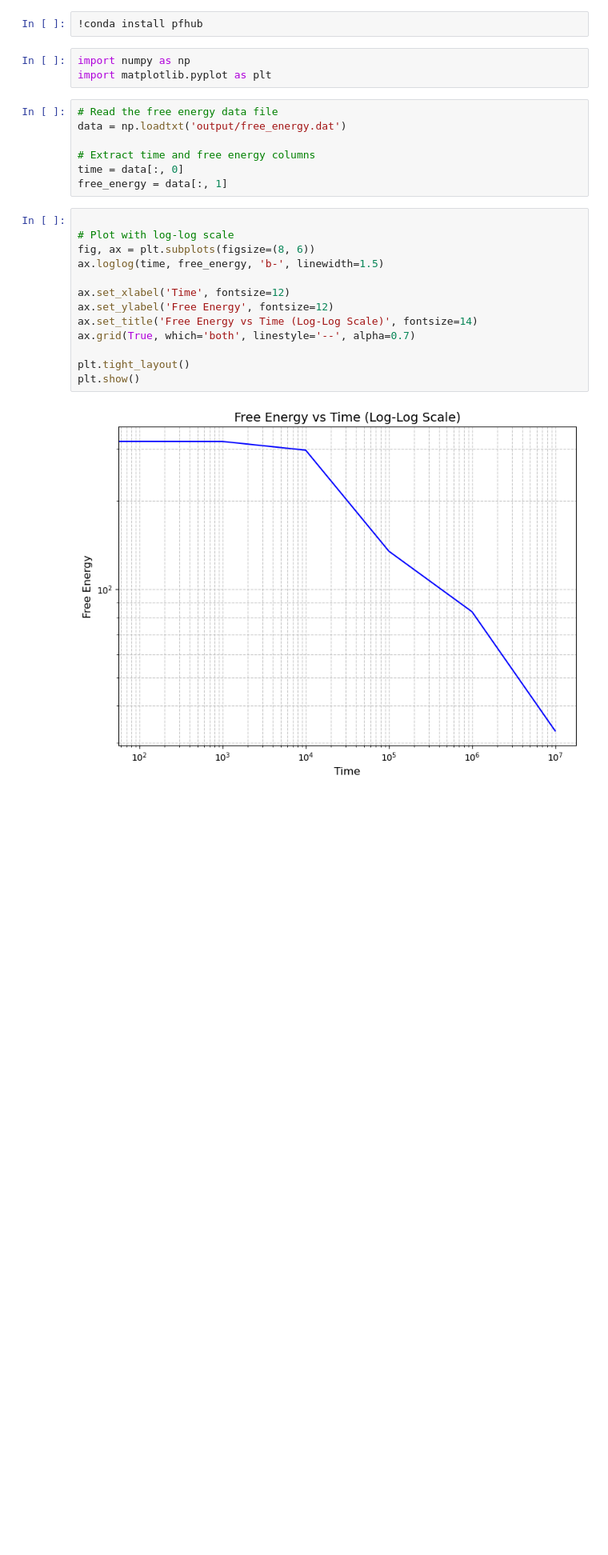
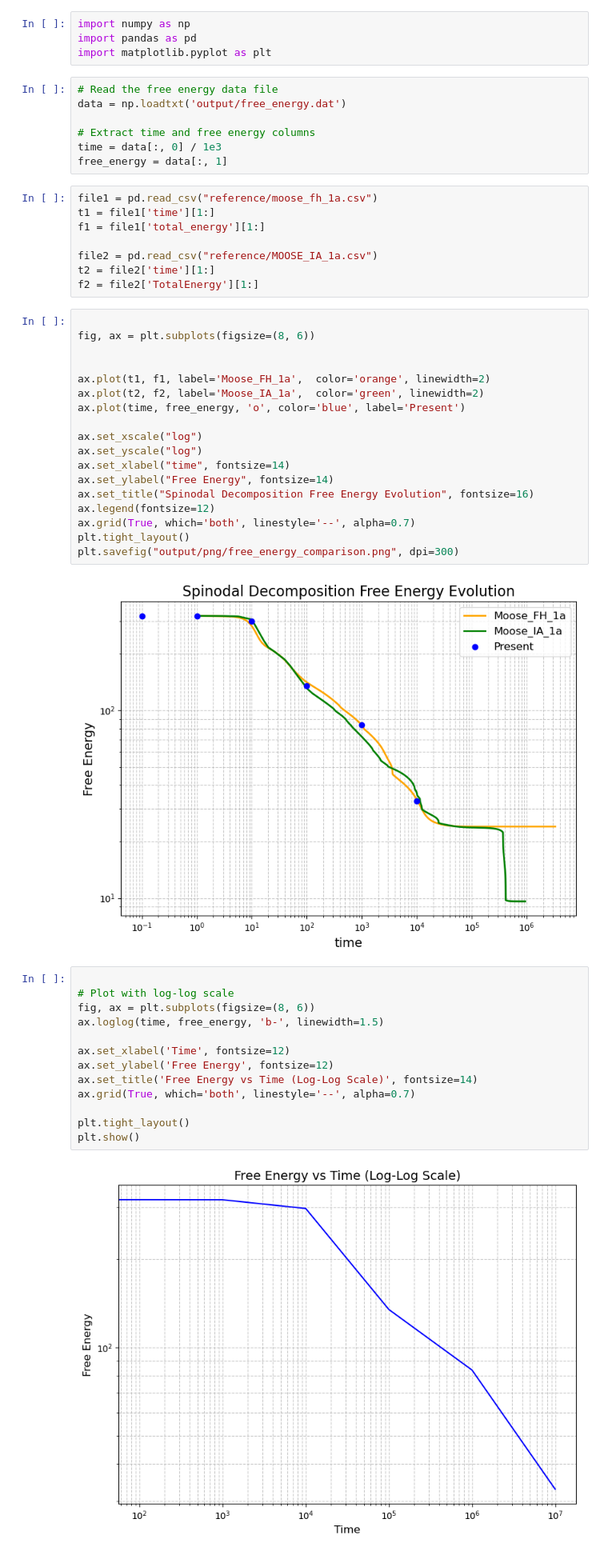
Before and after one commit to WangHanwei1996/PhiX, a Jupyter notebook: develop/Spinodal Decomposition/FreeEnergy.ipynb, the cells around one changed output. Shown at 80% size. Saved outputs shown, nothing was run; the diff lists cells and outputs as text; blank space fills up the shorter version.

```diff
--- a/develop/Spinodal Decomposition/FreeEnergy.ipynb
+++ b/develop/Spinodal Decomposition/FreeEnergy.ipynb
@@ -1,15 +1,42 @@
-# %%
-!conda install pfhub
 # %%
 import numpy as np
+import pandas as pd
 import matplotlib.pyplot as plt
 # %%
 # Read the free energy data file
 data = np.loadtxt('output/free_energy.dat')
 
 # Extract time and free energy columns
-time = data[:, 0]
+time = data[:, 0] / 1e3
 free_energy = data[:, 1]
+# %%
+file1 = pd.read_csv("reference/moose_fh_1a.csv")
+t1 = file1['time'][1:]
+f1 = file1['total_energy'][1:]
+
+file2 = pd.read_csv("reference/MOOSE_IA_1a.csv")
+t2 = file2['time'][1:]
+f2 = file2['TotalEnergy'][1:]
+# %%
+
+fig, ax = plt.subplots(figsize=(8, 6))
+
+
+ax.plot(t1, f1, label='Moose_FH_1a',  color='orange', linewidth=2)
+ax.plot(t2, f2, label='Moose_IA_1a',  color='green', linewidth=2)
+ax.plot(time, free_energy, 'o', color='blue', label='Present')
+
+ax.set_xscale("log")
+ax.set_yscale("log")
+ax.set_xlabel("time", fontsize=14)
+ax.set_ylabel("Free Energy", fontsize=14)
+ax.set_title("Spinodal Decomposition Free Energy Evolution", fontsize=16)
+ax.legend(fontsize=12)
+ax.grid(True, which='both', linestyle='--', alpha=0.7)
+plt.tight_layout()
+plt.savefig("output/png/free_energy_comparison.png", dpi=300)
+# %% [output]
+[figure, added]
 # %%
 
 # Plot with log-log scale
```
Also changed, not shown: 52 other files.
